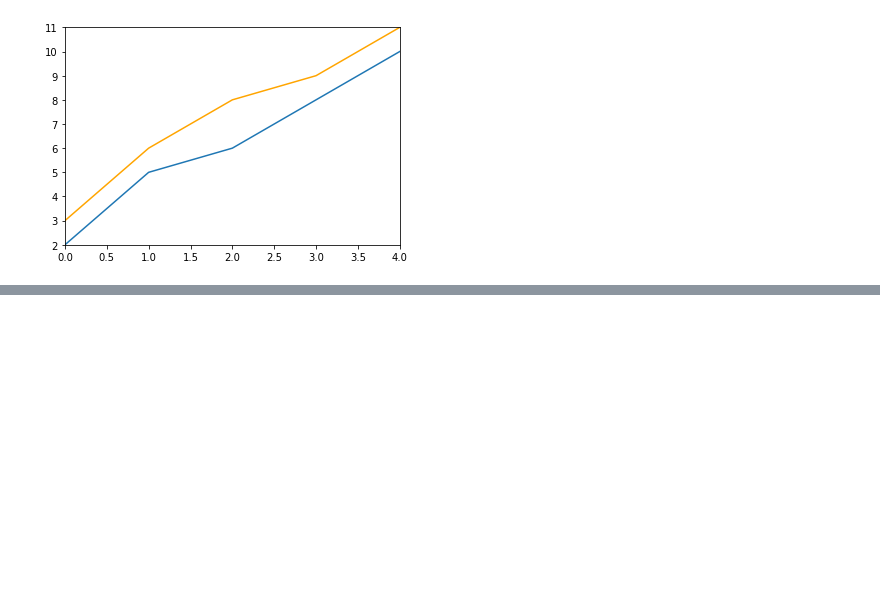
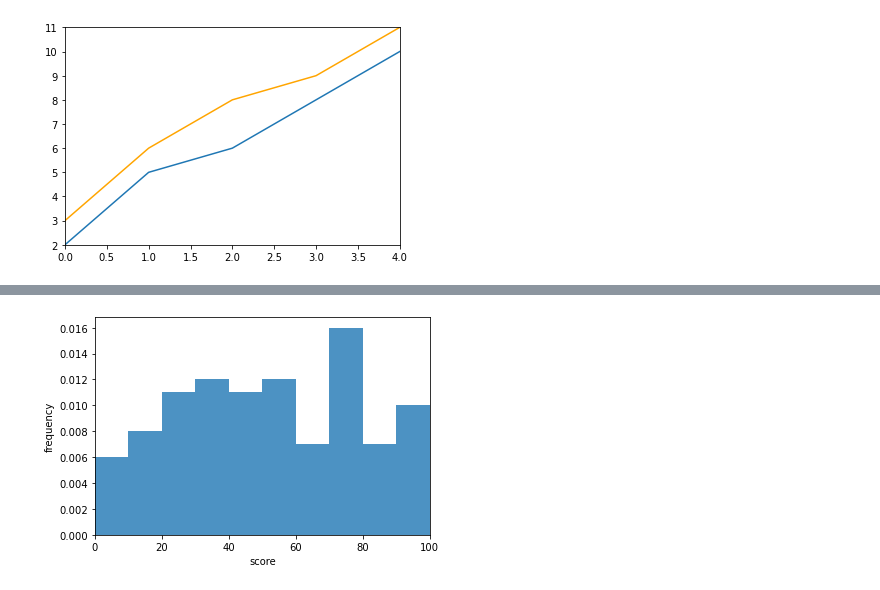
Before and after one commit to MMMMysticY/plot_methods, a Jupyter notebook: matplotlib/chapter2.ipynb, the cells around one changed output, grey strips where cells are left out. Drawn from its saved outputs; the diff is of its cells as text; code cells hidden in the pictures; blank space fills up the shorter version.

```diff
--- a/matplotlib/chapter2.ipynb
+++ b/matplotlib/chapter2.ipynb
@@ -143,0 +146,12 @@ plt.xlim(0,100);
+# %%
+x = np.random.randint(0, 100, 100)  # 生成0-100的100个数 进行直方图的绘制
+bins = np.arange(0, 101, 10)  # bins是各个区间的左边界值[bin1, bin2) [bin2, bin3) ...
+
+fig, ax = plt.subplots()
+ax.hist(x, bins, density=True, alpha=0.8)  # density True纵轴是频率 False纵轴是count
+plt.xlabel('score')
+plt.ylabel('frequency')
+plt.xlim(0, 100)
+plt.savefig('img/hist_frequency_example.png')
+# %% [output]
+[figure, added]
```
Also changed, not shown: parts of 25 cells of this notebook, 13 other files.
